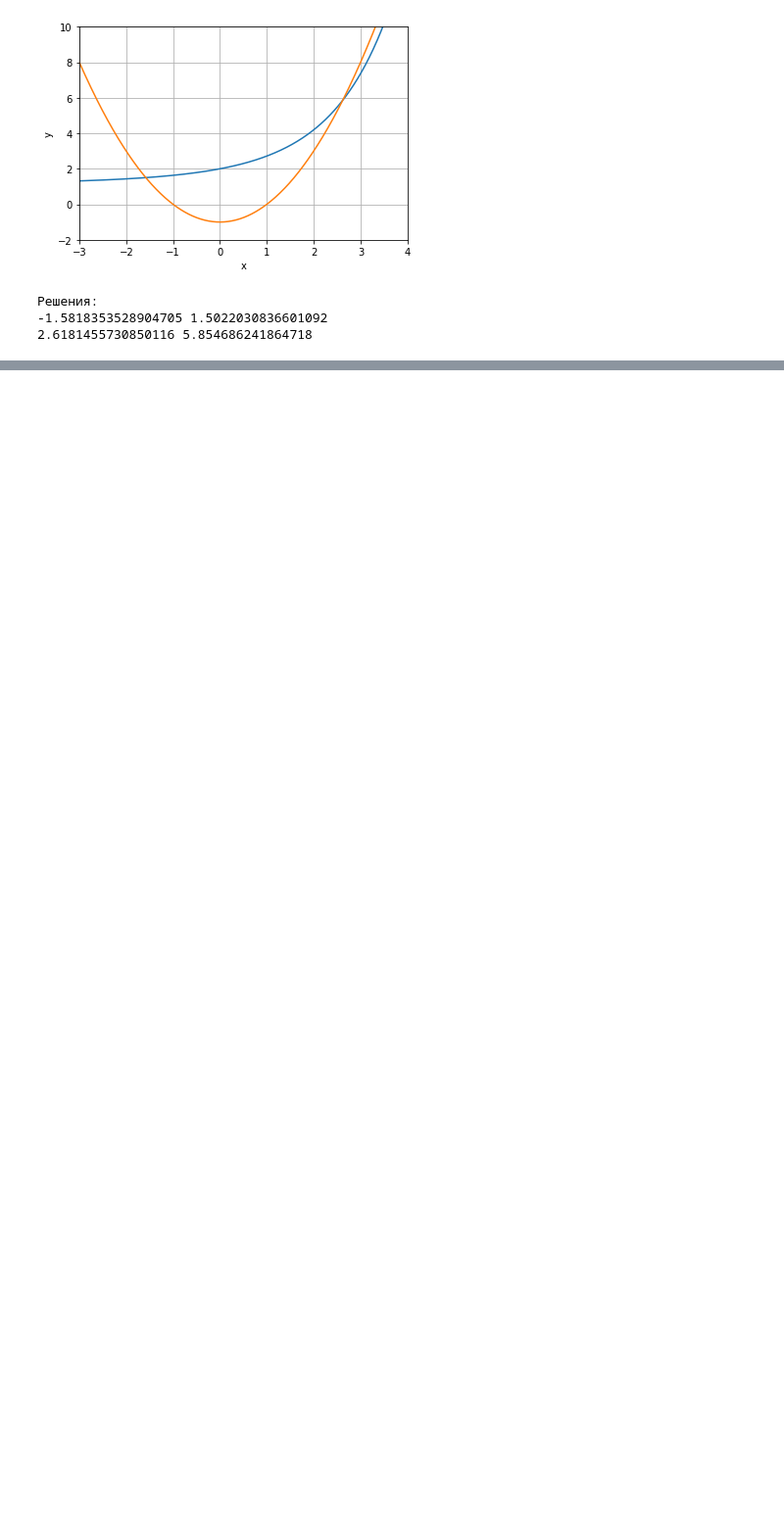
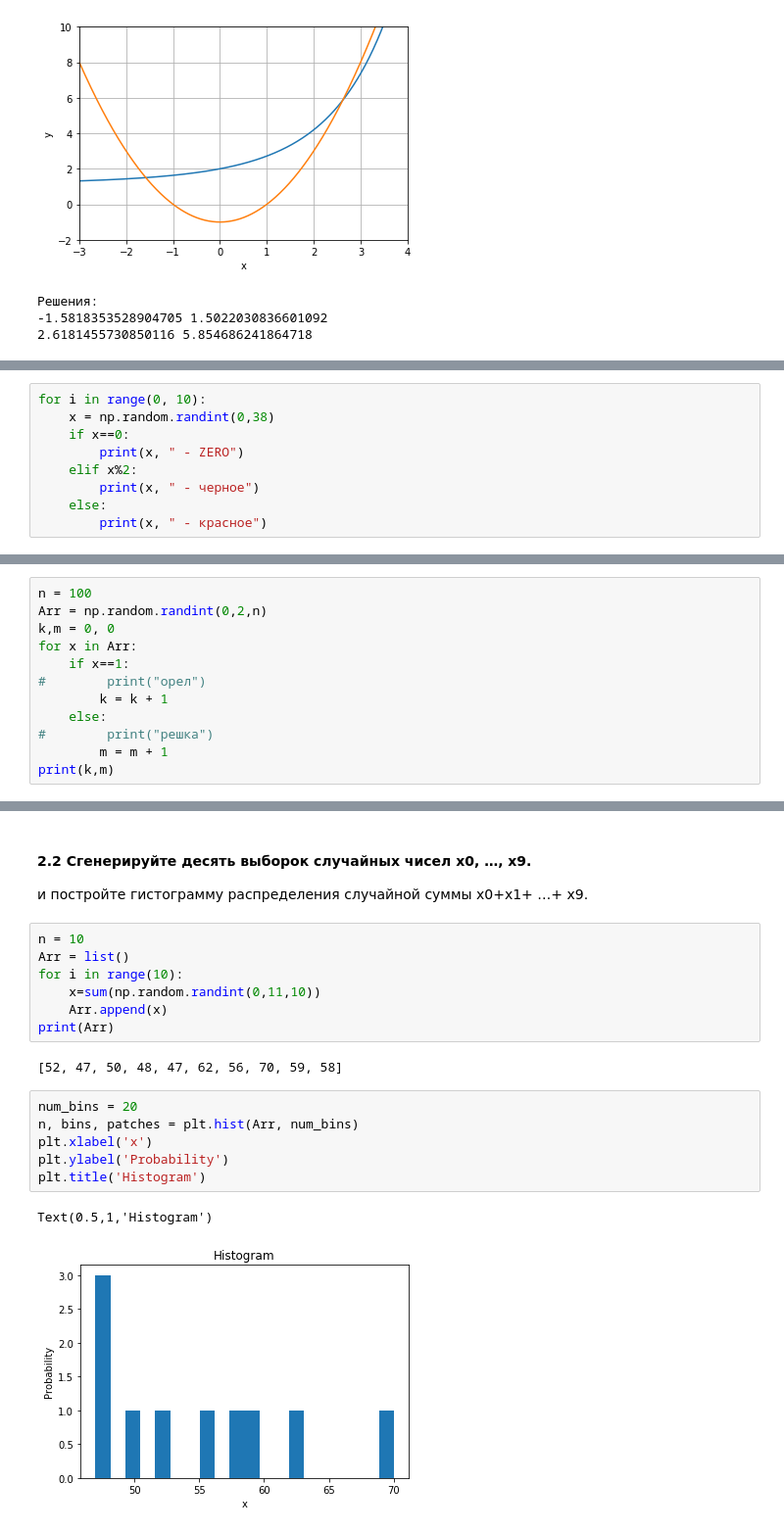
Before and after one commit to VokiVon-P/GB_Math_01, a Jupyter notebook: Matan_03.ipynb, the cells around one changed output, grey strips where cells are left out. Shown at 98% size. Saved outputs shown, nothing was run; the diff lists cells and outputs as text; blank space fills up the shorter version.

```diff
--- a/Matan_03.ipynb
+++ b/Matan_03.ipynb
@@ -90,0 +105,9 @@ print (x2, y2)
+# %%
+for i in range(0, 10):
+    x = np.random.randint(0,38)
+    if x==0:
+        print(x, " - ZERO")
+    elif x%2:
+        print(x, " - черное")
+    else:
+        print(x, " - красное")
@@ -90,0 +129,12 @@ print (x2, y2)
+# %%
+n = 100
+Arr = np.random.randint(0,2,n)
+k,m = 0, 0
+for x in Arr:
+    if x==1:
+#        print("орел")
+        k = k + 1
+    else:
+#        print("решка")
+        m = m + 1
+print(k,m)
@@ -90,0 +153,21 @@ print (x2, y2)
+# %% [markdown]
+#### 2.2 Сгенерируйте десять выборок случайных чисел х0, …, х9.
+и постройте гистограмму распределения случайной суммы х0+х1+ …+ х9.
+# %%
+n = 10
+Arr = list()
+for i in range(10):
+    x=sum(np.random.randint(0,11,10))
+    Arr.append(x)
+print(Arr)
+# %% [output]
+[52, 47, 50, 48, 47, 62, 56, 70, 59, 58]
+# %%
+num_bins = 20
+n, bins, patches = plt.hist(Arr, num_bins)
+plt.xlabel('x')
+plt.ylabel('Probability')
+plt.title('Histogram')
+# %% [output]
+Text(0.5,1,'Histogram')
+[figure, added]
```
Also changed, not shown: parts of 12 cells of this notebook.
